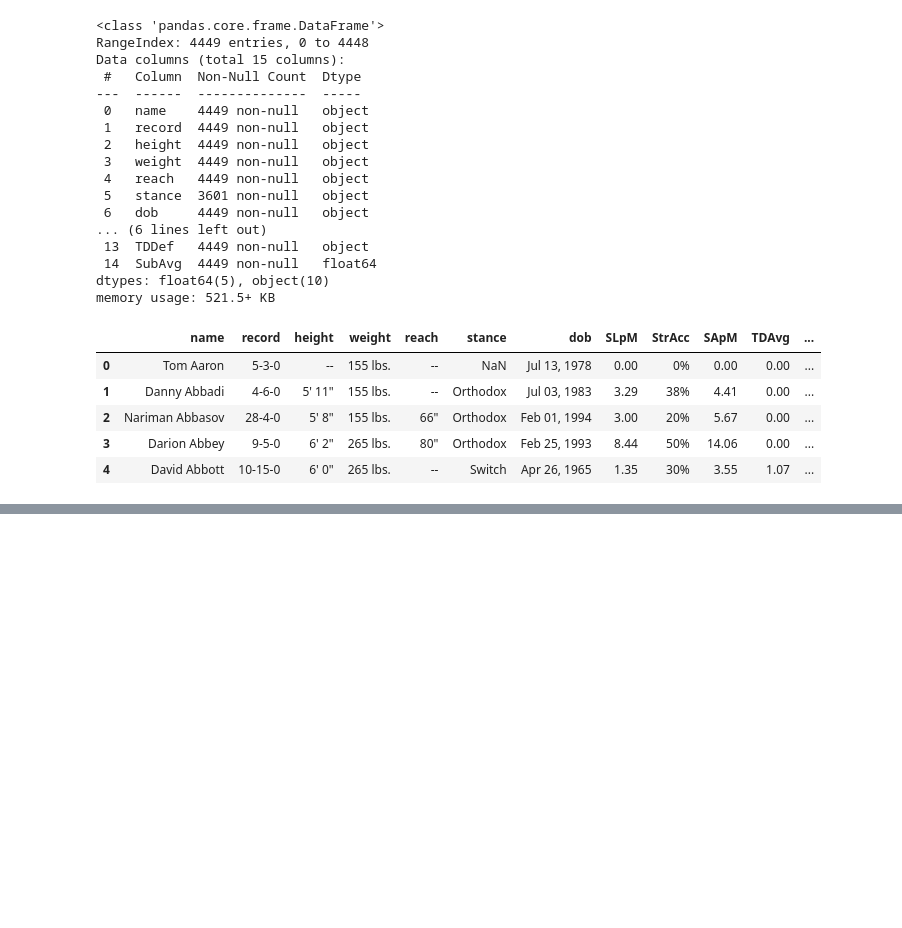
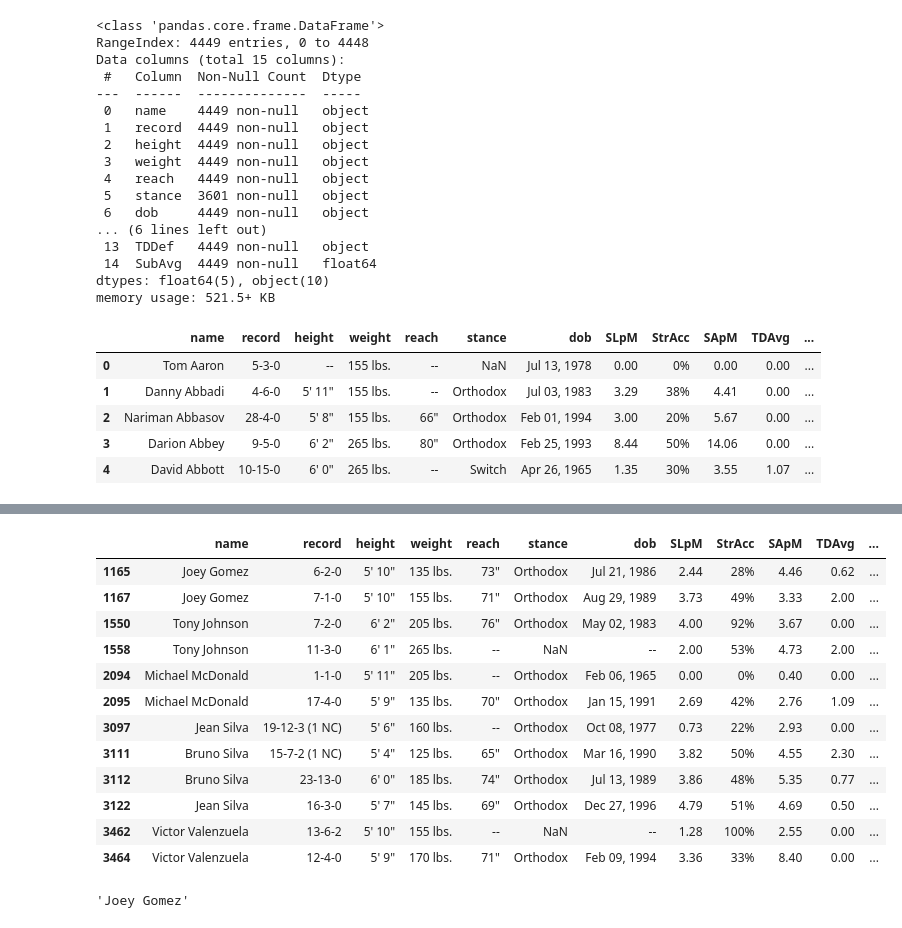
Before and after one commit to LLWICK/UFC-Fight-Winner-Predictor-Machine-learning, a Jupyter notebook: training/training.ipynb, the cells around one changed output, grey strips where cells are left out. Saved outputs shown, nothing was run; the diff lists cells and outputs as text; code cells hidden in the pictures; blank space fills up the shorter version.

```diff
--- a/training/training.ipynb
+++ b/training/training.ipynb
@@ -60,0 +187,21 @@ df
+# %%
+# check if there are fighters with the same name
+df_fighters[df_fighters.duplicated(subset="name", keep=False)]
+# %% [output]
+|  | name | record | height | weight | reach | stance | dob | SLpM | StrAcc | SApM | TDAvg | ... |
+| 1165 | Joey Gomez | 6-2-0 | 5' 10" | 135 lbs. | 73" | Orthodox | Jul 21, 1986 | 2.44 | 28% | 4.46 | 0.62 | ... |
+| 1167 | Joey Gomez | 7-1-0 | 5' 10" | 155 lbs. | 71" | Orthodox | Aug 29, 1989 | 3.73 | 49% | 3.33 | 2.00 | ... |
+| 1550 | Tony Johnson | 7-2-0 | 6' 2" | 205 lbs. | 76" | Orthodox | May 02, 1983 | 4.00 | 92% | 3.67 | 0.00 | ... |
+| 1558 | Tony Johnson | 11-3-0 | 6' 1" | 265 lbs. | -- | NaN | -- | 2.00 | 53% | 4.73 | 2.00 | ... |
+| 2094 | Michael McDonald | 1-1-0 | 5' 11" | 205 lbs. | -- | Orthodox | Feb 06, 1965 | 0.00 | 0% | 0.40 | 0.00 | ... |
+| 2095 | Michael McDonald | 17-4-0 | 5' 9" | 135 lbs. | 70" | Orthodox | Jan 15, 1991 | 2.69 | 42% | 2.76 | 1.09 | ... |
+| 3097 | Jean Silva | 19-12-3 (1 NC) | 5' 6" | 160 lbs. | -- | Orthodox | Oct 08, 1977 | 0.73 | 22% | 2.93 | 0.00 | ... |
+| 3111 | Bruno Silva | 15-7-2 (1 NC) | 5' 4" | 125 lbs. | 65" | Orthodox | Mar 16, 1990 | 3.82 | 50% | 4.55 | 2.30 | ... |
+| 3112 | Bruno Silva | 23-13-0 | 6' 0" | 185 lbs. | 74" | Orthodox | Jul 13, 1989 | 3.86 | 48% | 5.35 | 0.77 | ... |
+| 3122 | Jean Silva | 16-3-0 | 5' 7" | 145 lbs. | 69" | Orthodox | Dec 27, 1996 | 4.79 | 51% | 4.69 | 0.50 | ... |
+| 3462 | Victor Valenzuela | 13-6-2 | 5' 10" | 155 lbs. | -- | NaN | -- | 1.28 | 100% | 2.55 | 0.00 | ... |
+| 3464 | Victor Valenzuela | 12-4-0 | 5' 9" | 170 lbs. | 71" | Orthodox | Feb 09, 1994 | 3.36 | 33% | 8.40 | 0.00 | ... |
+# %%
+df_fighters.iloc[1167,0]
+# %% [output]
+'Joey Gomez'
```
Also changed, not shown: parts of 15 cells of this notebook.
